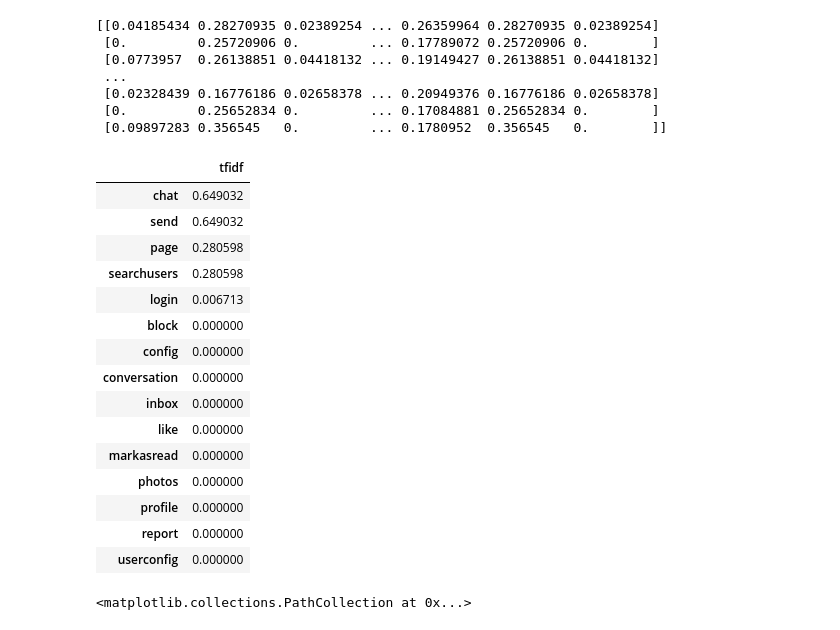
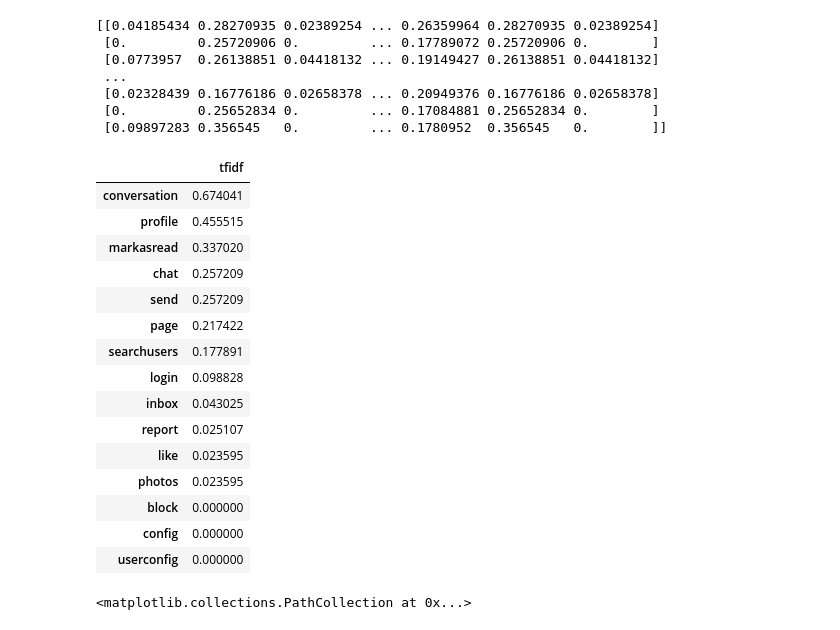
Before and after one commit to Request-analysis-ML/request-analyzer-model, a Jupyter notebook: score_based.ipynb, the cells around one changed output. Drawn from its saved outputs; the diff is of its cells as text; code cells hidden in the pictures.

```diff
--- a/score_based.ipynb
+++ b/score_based.ipynb
@@ -94,25 +96,25 @@ print(vect_logs.todense())
  [0.09897283 0.356545   0.         ... 0.1780952  0.356545   0.        ]]
 # %%
 #Just some code to see what we got :)
-vector_tfidfvectorizer=vect_logs[5]
+vector_tfidfvectorizer=vect_logs[1]
 df2 = pd.DataFrame(vector_tfidfvectorizer.T.todense(), index=tfidf_vect.get_feature_names_out(), columns=["tfidf"])
 df2.sort_values(by=["tfidf"], ascending=False)
 # %% [output]
 |  | tfidf |
-| chat | 0.649032 |
-| send | 0.649032 |
-| page | 0.280598 |
-| searchusers | 0.280598 |
-| login | 0.006713 |
+| conversation | 0.674041 |
+| profile | 0.455515 |
+| markasread | 0.337020 |
+| chat | 0.257209 |
+| send | 0.257209 |
+| page | 0.217422 |
+| searchusers | 0.177891 |
+| login | 0.098828 |
+| inbox | 0.043025 |
+| report | 0.025107 |
+| like | 0.023595 |
+| photos | 0.023595 |
 | block | 0.000000 |
 | config | 0.000000 |
-| conversation | 0.000000 |
-| inbox | 0.000000 |
-| like | 0.000000 |
-| markasread | 0.000000 |
-| photos | 0.000000 |
-| profile | 0.000000 |
-| report | 0.000000 |
 | userconfig | 0.000000 |
 # %%
 #Visualizing data with t-SNE
```
Also changed, not shown: parts of 3 cells of this notebook.
